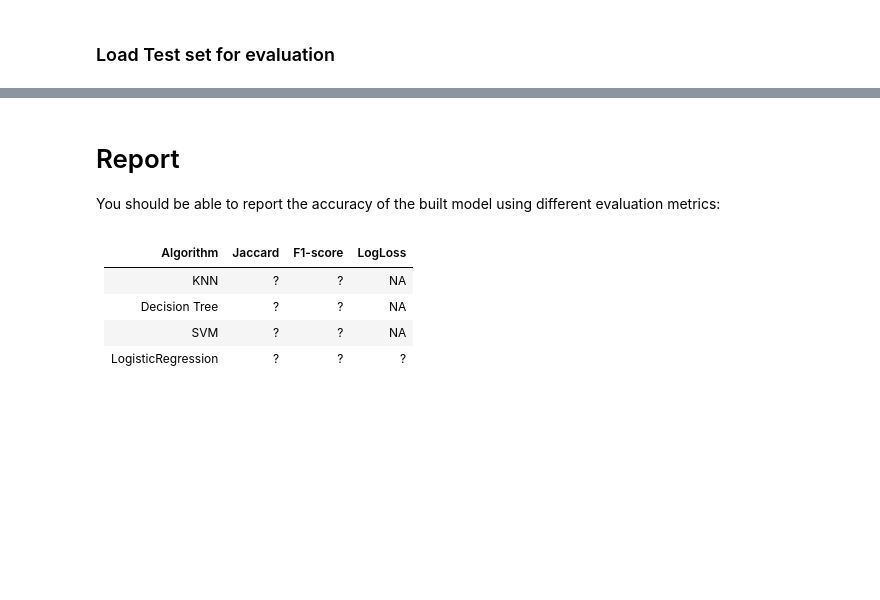
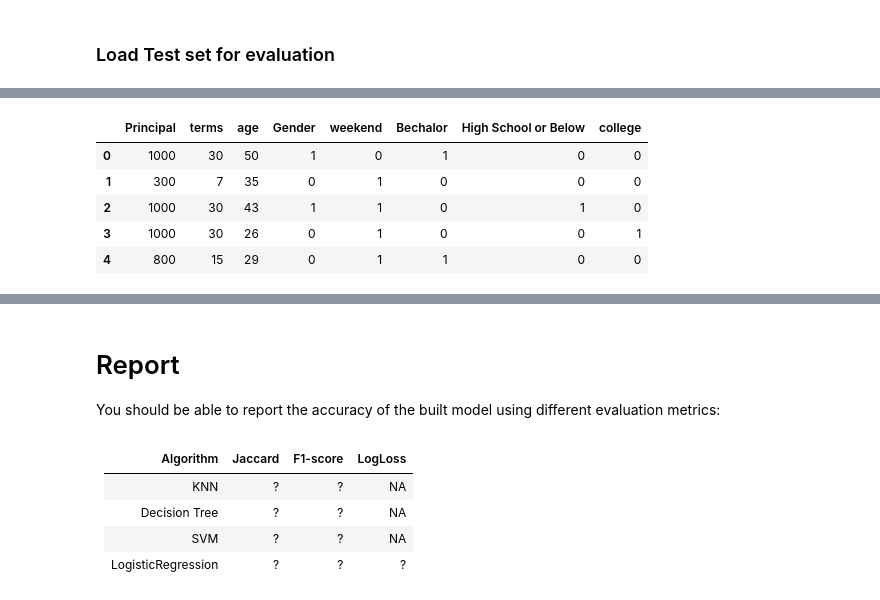
Before and after one commit to jinglinzhao/Coursera-project, a Jupyter notebook: The best classifier.ipynb, the cells around one changed output, grey strips where cells are left out. Saved outputs shown, nothing was run; the diff lists cells and outputs as text; code cells hidden in the pictures; blank space fills up the shorter version.

```diff
--- a/The best classifier.ipynb
+++ b/The best classifier.ipynb
@@ -312,0 +379,21 @@ test_df.head()
+# %%
+# Clean data
+
+test_df['due_date'] = pd.to_datetime(test_df['due_date'])
+test_df['effective_date'] = pd.to_datetime(test_df['effective_date'])
+test_df['dayofweek'] = test_df['effective_date'].dt.dayofweek
+test_df['weekend'] = test_df['dayofweek'].apply(lambda x: 1 if (x>3)  else 0)
+test_df['Gender'].replace(to_replace=['male','female'], value=[0,1],inplace=True)
+test_df['loan_status'].replace(to_replace=['PAIDOFF','COLLECTION'], value=[0,1], inplace=True)
+
+Feature = test_df[['Principal','terms','age','Gender','weekend']]
+Feature = pd.concat([Feature,pd.get_dummies(test_df['education'])], axis=1)
+Feature.drop(['Master or Above'], axis = 1,inplace=True)
+Feature.head()
+# %% [output]
+|  | Principal | terms | age | Gender | weekend | Bechalor | High School or Below | college |
+| 0 | 1000 | 30 | 50 | 1 | 0 | 1 | 0 | 0 |
+| 1 | 300 | 7 | 35 | 0 | 1 | 0 | 0 | 0 |
+| 2 | 1000 | 30 | 43 | 1 | 1 | 0 | 1 | 0 |
+| 3 | 1000 | 30 | 26 | 0 | 1 | 0 | 0 | 1 |
+| 4 | 800 | 15 | 29 | 0 | 1 | 1 | 0 | 0 |
```
Also changed, not shown: parts of 12 cells of this notebook.
